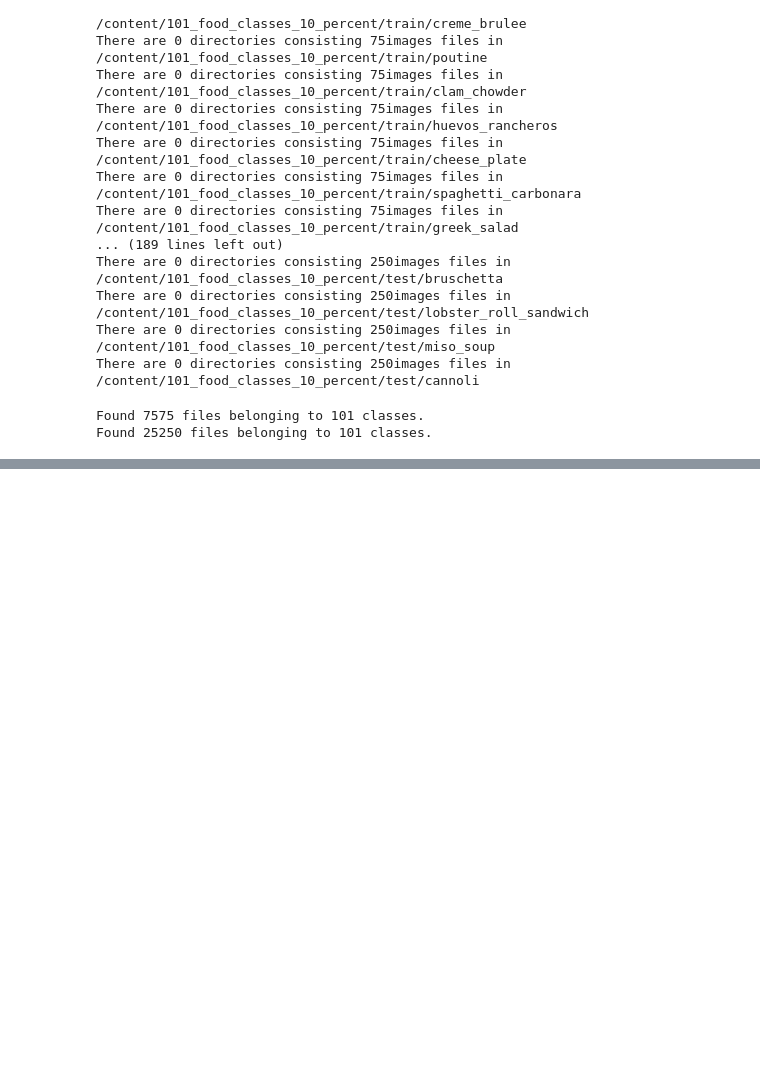
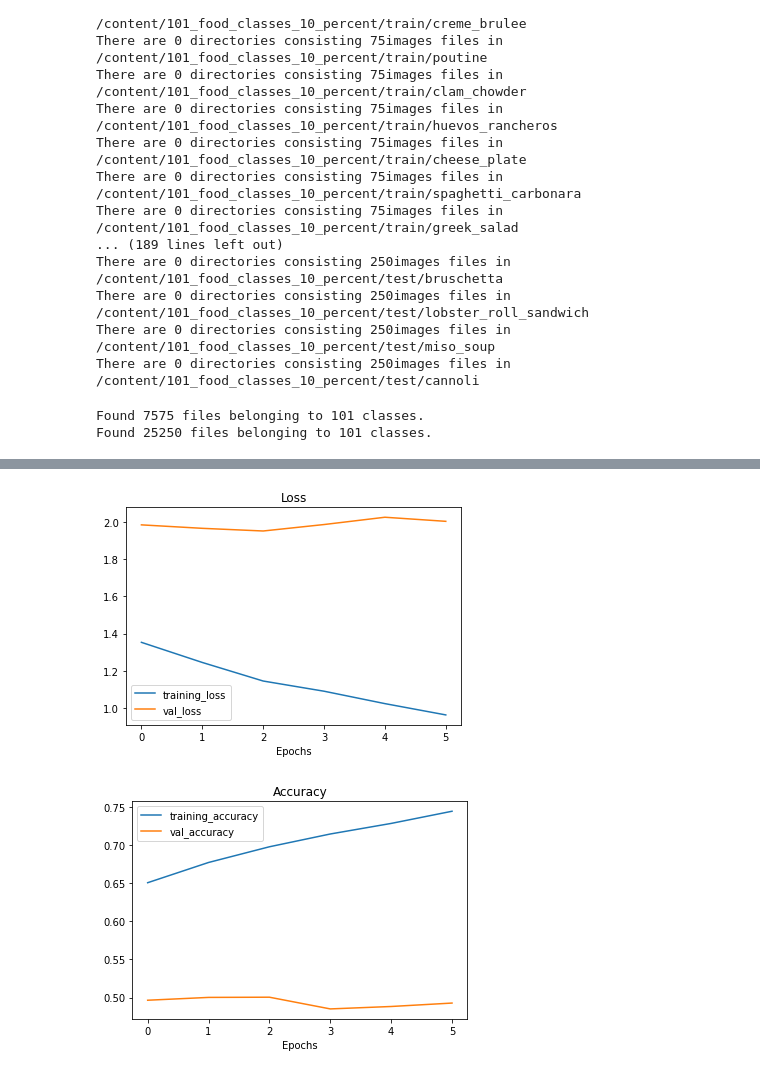
Before and after one commit to milindz/Food-Items-Classification, a Jupyter notebook: Food_Classification(3).ipynb, the cells around one changed output, grey strips where cells are left out. Saved outputs shown, nothing was run; the diff lists cells and outputs as text; code cells hidden in the pictures; blank space fills up the shorter version.

```diff
--- a/Food_Classification(3).ipynb
+++ b/Food_Classification(3).ipynb
@@ -668,0 +770,11 @@ data_augmentation = Sequential([
+# %%
+#Recompiling the model
+model0.compile(loss='categorical_crossentropy',
+              optimizer=tf.keras.optimizers.Adam(1e-4), # 10x lower learning rate than default
+              metrics=['accuracy'])
+# %%
+model0_fine_tune_history = model0.fit(train_data_all_10_percent,
+                                      epochs = 10,
+                                      initial_epoch = model0_history.epoch[-1],
+                                      validation_data = test_data,
+                                      validation_steps = int(int(0.15 * len(test_data))))
@@ -668,0 +800,5 @@ data_augmentation = Sequential([
+# %%
+plot_loss_curves(model0_fine_tune_history)
+# %% [output]
+[figure, added]
+[figure, added]
```
Also changed, not shown: parts of 11 cells of this notebook.
